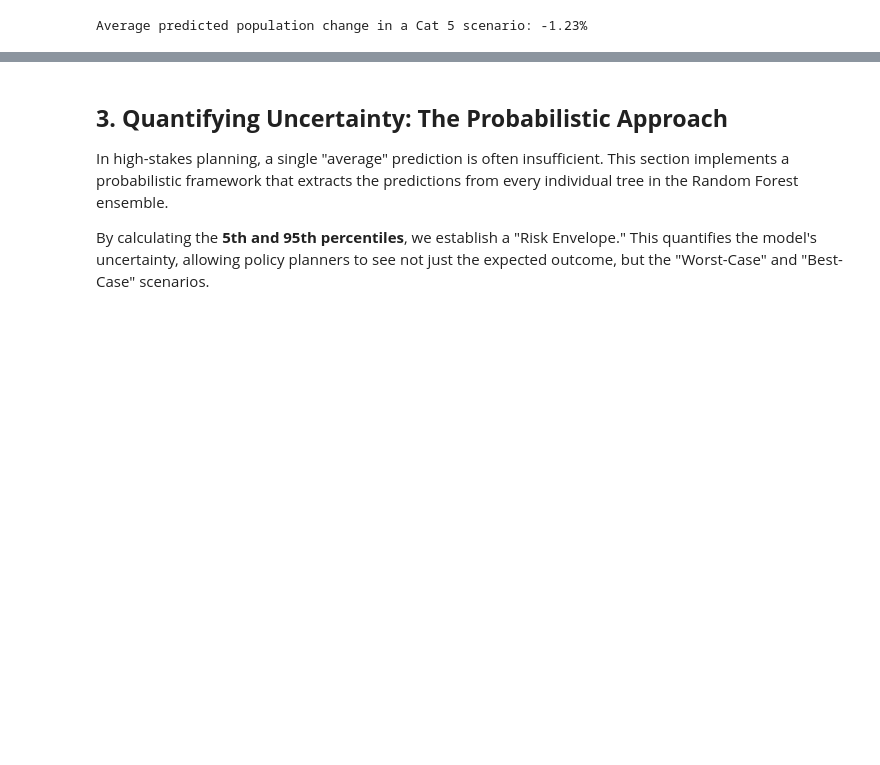
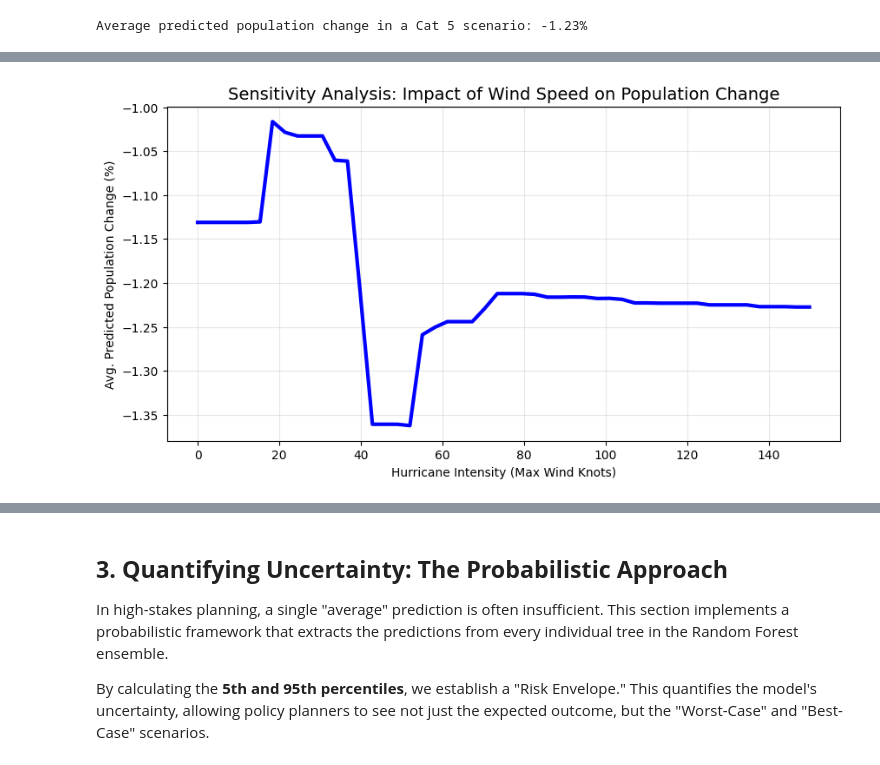
Before and after one commit to Venettov/CAPSTONE_DATA_SCIENCE_RIVERARUIZ, a Jupyter notebook: analysis/Phase3_Hypothesis_Testing_and_Forecasting.ipynb, the cells around one changed output, grey strips where cells are left out. Cells and saved outputs as stored; diff of their text form; code cells hidden in the pictures; blank space fills up the shorter version.

```diff
--- a/analysis/Phase3_Hypothesis_Testing_and_Forecasting.ipynb
+++ b/analysis/Phase3_Hypothesis_Testing_and_Forecasting.ipynb
@@ -69,0 +84,14 @@ Average predicted population change in a Cat 5 scenario: -1.23%
+# %%
+# Sensitivity Sweep: How does wind speed affect population?
+wind_speeds = np.linspace(0, 150, 50)
+sensitivities = [simulate_scenario(X_test, hurricane_intensity=w).mean() for w in wind_speeds]
+
+plt.figure(figsize=(10, 5))
+plt.plot(wind_speeds, sensitivities, color='blue', linewidth=3)
+plt.title("Sensitivity Analysis: Impact of Wind Speed on Population Change", fontsize=14)
+plt.xlabel("Hurricane Intensity (Max Wind Knots)")
+plt.ylabel("Avg. Predicted Population Change (%)")
+plt.grid(True, alpha=0.3)
+plt.show()
+# %% [output]
+[figure, added]
```
Also changed, not shown: parts of 7 cells of this notebook, 11 other files.
